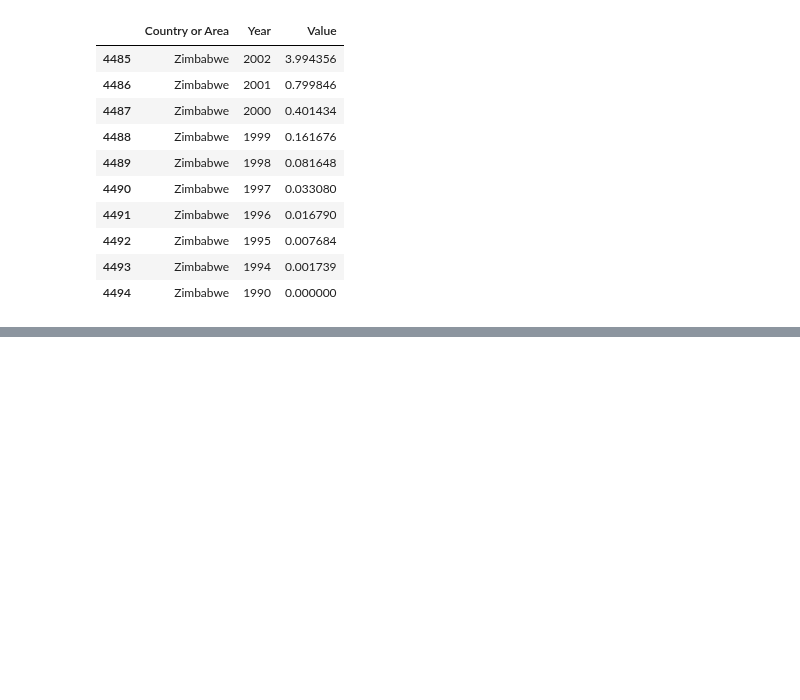
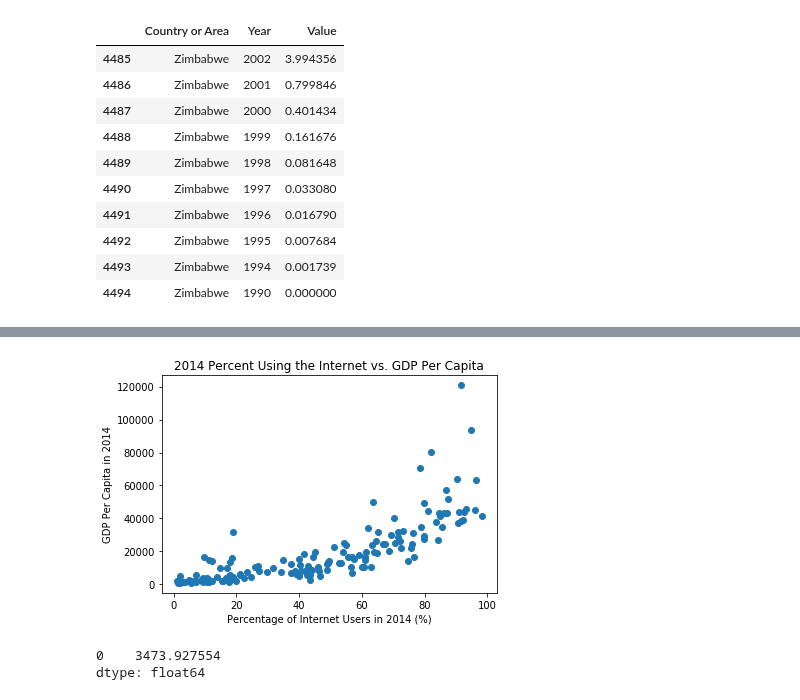
Before and after one commit to unewsome/data-question-1-unewsome, a Jupyter notebook: DQ1-UN.ipynb, the cells around one changed output, grey strips where cells are left out. Cells and saved outputs as stored; diff of their text form; code cells hidden in the pictures; blank space fills up the shorter version.

```diff
--- a/DQ1-UN.ipynb
+++ b/DQ1-UN.ipynb
@@ -94,0 +152,4 @@ gdp_df.join.__doc__
+# %%
+year_2014 = [2014]
+gdp_and_internet_use_2014 = gdp_and_internet_use_years[gdp_and_internet_use_years.Year == 2014]
+gdp_and_internet_use_2014.head()
@@ -94,0 +253,13 @@ gdp_df.join.__doc__
+# %%
+x_2014 = gdp_and_internet_use_2014['Internet_Users_Pct']
+y_2014 = gdp_and_internet_use_2014['GDP_Per_Capita']
+plt.scatter(x_2014,y_2014)
+xlab2 = 'Percentage of Internet Users in 2014 (%)'
+ylab2 = 'GDP Per Capita in 2014'
+title2 = '2014 Percent Using the Internet vs. GDP Per Capita'
+plt.xlabel(xlab2)
+plt.ylabel(ylab2)
+plt.title(title2)
+plt.show()
+# %% [output]
+[figure, added]
@@ -94,0 +271,5 @@ gdp_df.join.__doc__
+# %%
+gdp_and_internet_use_2014.loc[:,"GDP_Per_Capita"].mode()
+# %% [output]
+0    3473.927554
+dtype: float64
```
Also changed, not shown: parts of 25 cells of this notebook.
